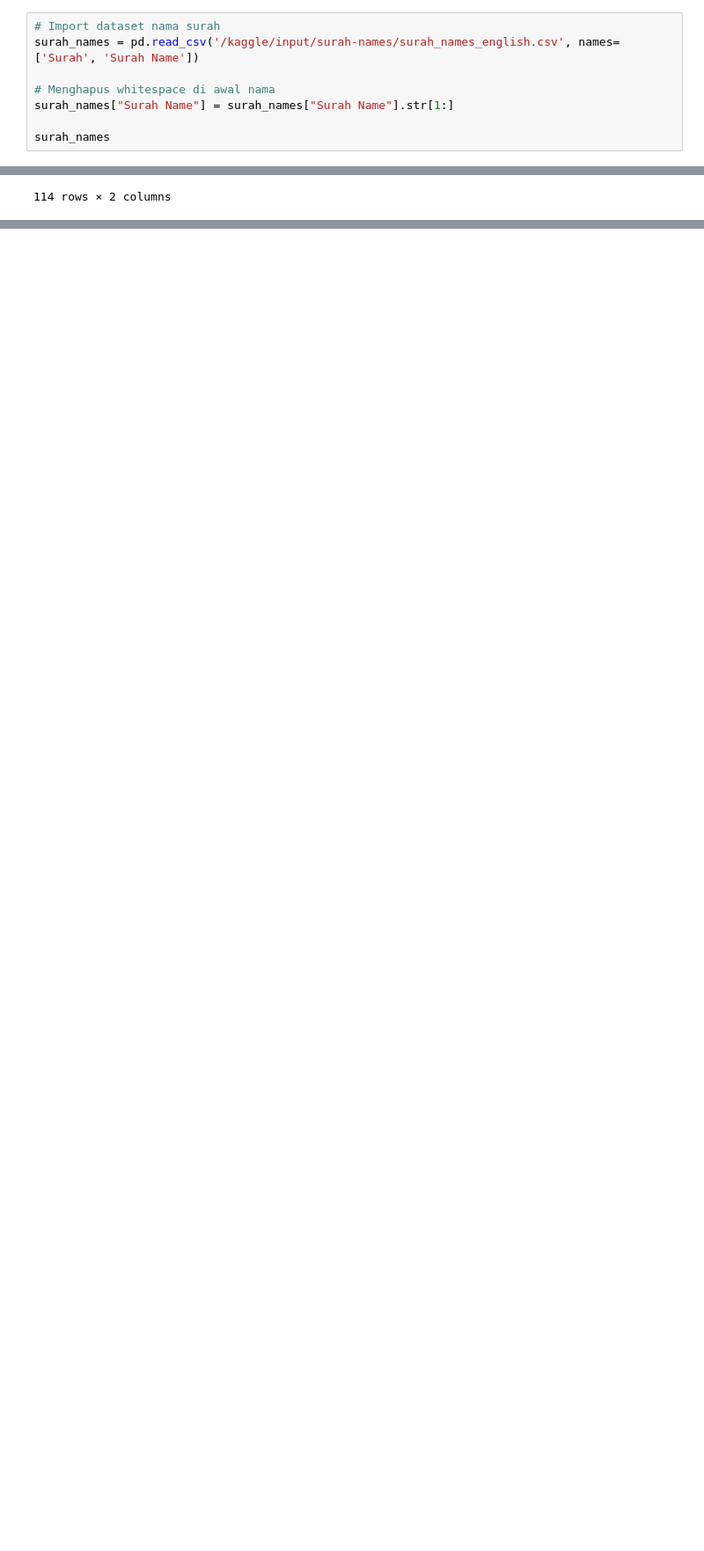
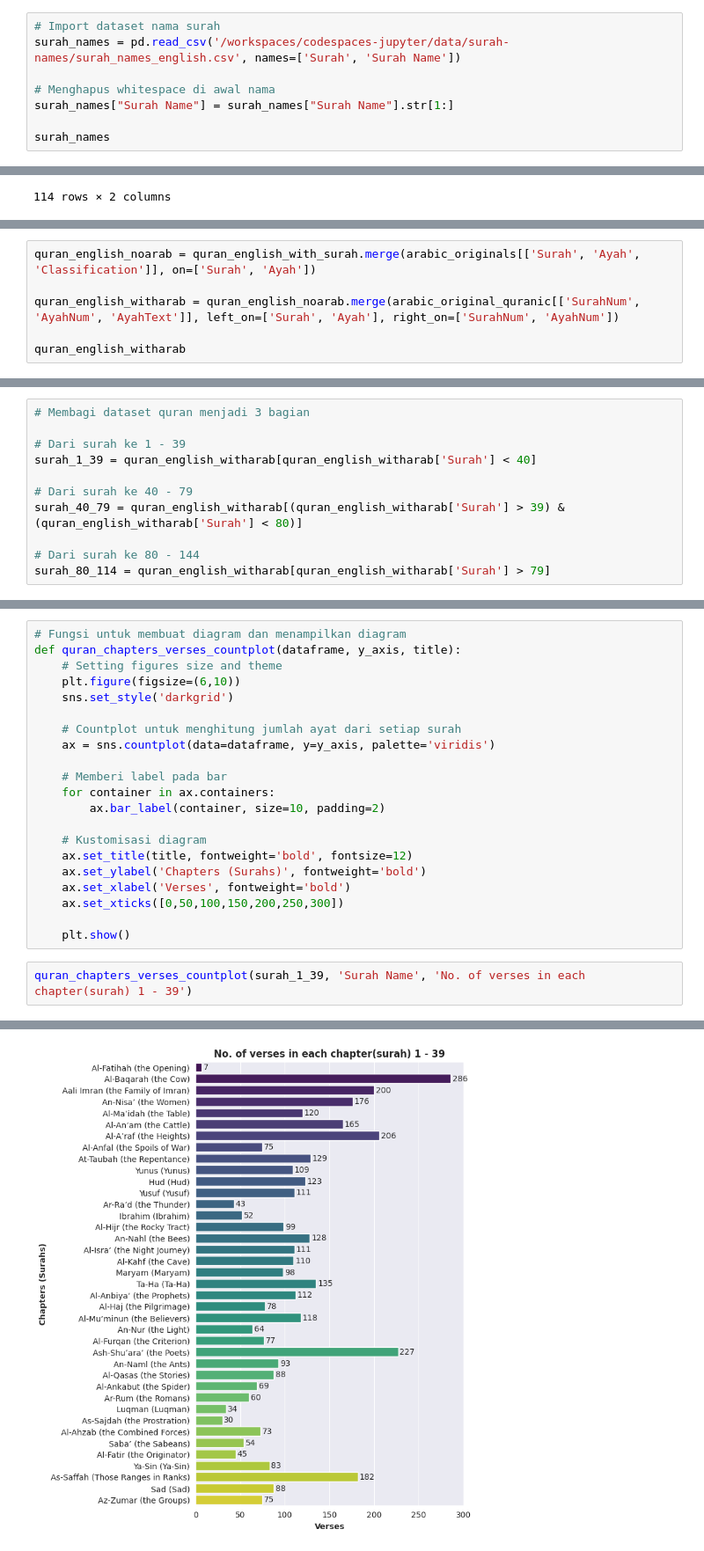
Before and after one commit to achmadardanip/Al-Qur-an-Exploratory-Data-Analysis-EDA-Text-Analysis---English-Arabic, a Jupyter notebook: notebooks/Exploring_the_Word_of_Allah_Data_Driven_Insights_into_the_Quran_(English).ipynb, the cells around one changed output, grey strips where cells are left out. Shown at 88% size. Cells and saved outputs as stored; diff of their text form; blank space fills up the shorter version.

```diff
--- a/notebooks/Exploring_the_Word_of_Allah_Data_Driven_Insights_into_the_Quran_(English).ipynb
+++ b/notebooks/Exploring_the_Word_of_Allah_Data_Driven_Insights_into_the_Quran_(English).ipynb
@@ -79,6 +141,6 @@ Dari hasil di atas terlihat tidak ada data yang bernilai null, selanjutnya mengi
 # %%
 # Import dataset nama surah
-surah_names = pd.read_csv('/kaggle/input/surah-names/surah_names_english.csv', names=['Surah', 'Surah Name'])
+surah_names = pd.read_csv('/workspaces/codespaces-jupyter/data/surah-names/surah_names_english.csv', names=['Surah', 'Surah Name'])
 
 # Menghapus whitespace di awal nama
 surah_names["Surah Name"] = surah_names["Surah Name"].str[1:]
@@ -102,0 +222,6 @@ Menggabungkan dataframe nama surah dengan dataframe quran pada nomor surah
+# %%
+quran_english_noarab = quran_english_with_surah.merge(arabic_originals[['Surah', 'Ayah', 'Classification']], on=['Surah', 'Ayah'])
+
+quran_english_witharab = quran_english_noarab.merge(arabic_original_quranic[['SurahNum', 'AyahNum', 'AyahText']], left_on=['Surah', 'Ayah'], right_on=['SurahNum', 'AyahNum'])
+
+quran_english_witharab
@@ -102,0 +261,11 @@ Menggabungkan dataframe nama surah dengan dataframe quran pada nomor surah
+# %%
+# Membagi dataset quran menjadi 3 bagian
+
+# Dari surah ke 1 - 39
+surah_1_39 = quran_english_witharab[quran_english_witharab['Surah'] < 40]
+
+# Dari surah ke 40 - 79
+surah_40_79 = quran_english_witharab[(quran_english_witharab['Surah'] > 39) & (quran_english_witharab['Surah'] < 80)]
+
+# Dari surah ke 80 - 144
+surah_80_114 = quran_english_witharab[quran_english_witharab['Surah'] > 79]
@@ -102,0 +322,24 @@ Menggabungkan dataframe nama surah dengan dataframe quran pada nomor surah
+# %%
+# Fungsi untuk membuat diagram dan menampilkan diagram
+def quran_chapters_verses_countplot(dataframe, y_axis, title):
+    # Setting figures size and theme
+    plt.figure(figsize=(6,10))
+    sns.set_style('darkgrid')
+
+    # Countplot untuk menghitung jumlah ayat dari setiap surah
+    ax = sns.countplot(data=dataframe, y=y_axis, palette='viridis')
+
+    # Memberi label pada bar
+    for container in ax.containers:
+        ax.bar_label(container, size=10, padding=2)
+
+    # Kustomisasi diagram
+    ax.set_title(title, fontweight='bold', fontsize=12)
+    ax.set_ylabel('Chapters (Surahs)', fontweight='bold')
+    ax.set_xlabel('Verses', fontweight='bold')
+    ax.set_xticks([0,50,100,150,200,250,300])
+
+    plt.show()
+# %%
+quran_chapters_verses_countplot(surah_1_39, 'Surah Name', 'No. of verses in each chapter(surah) 1 - 39')
+# %% [output]
@@ -102,0 +349 @@ Menggabungkan dataframe nama surah dengan dataframe quran pada nomor surah
+[figure, added]
```
Also changed, not shown: parts of 63 cells of this notebook, 6 other files.
